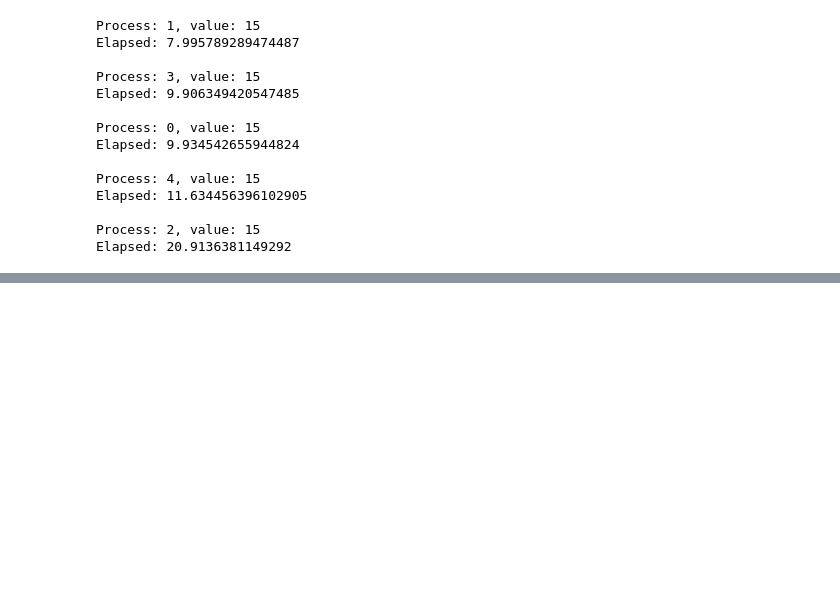
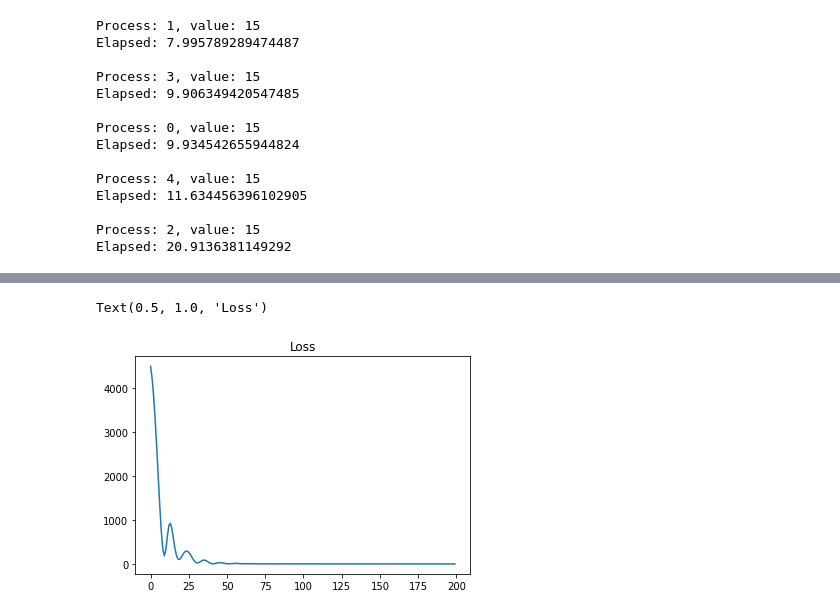
Before and after one commit to goya5858/OSERO, a Jupyter notebook: Test_Ray.ipynb, the cells around one changed output, grey strips where cells are left out. Drawn from its saved outputs; the diff is of its cells as text; code cells hidden in the pictures; blank space fills up the shorter version.

```diff
--- a/Test_Ray.ipynb
+++ b/Test_Ray.ipynb
@@ -278,0 +481,33 @@ Elapsed: 20.9136381149292
+# %%
+num_processes = 8
+
+class TestModel:
+    def __init__(self):
+        pass
+    def get_loss(self, x, y, network, metrics):
+        pred = network(x)
+        loss = metrics(pred, y)
+        return loss
+
+shared_brain = SharedBrain()
+optim = Adam(params=shared_brain.parameters(), lr=0.1)
+
+start = time.time()
+models = [ TestModel() for _ in range(num_processes) ]
+Datas  = [ get_Data() for _ in range(num_processes)]
+
+metrics = nn.MSELoss()
+LOSS = []
+for _ in range(200):
+    optim.zero_grad()
+    losses = [ models[i].get_loss( Datas[i][0], Datas[i][1], shared_brain, nn.MSELoss() ) for i in range(num_processes)]
+    loss = sum( losses )/len(losses)
+    loss.backward()
+    optim.step()
+    LOSS.append(loss.detach().numpy())
+
+print("Elapsed:", time.time()-start)
+print("last loss :", loss.detach().numpy())
+plt.plot( range(len(LOSS)), LOSS )
+plt.title('Loss')
+# %% [output]
@@ -278,0 +516,2 @@ Elapsed: 20.9136381149292
+Text(0.5, 1.0, 'Loss')
+[figure, added]
```
Also changed, not shown: parts of 13 cells of this notebook.
